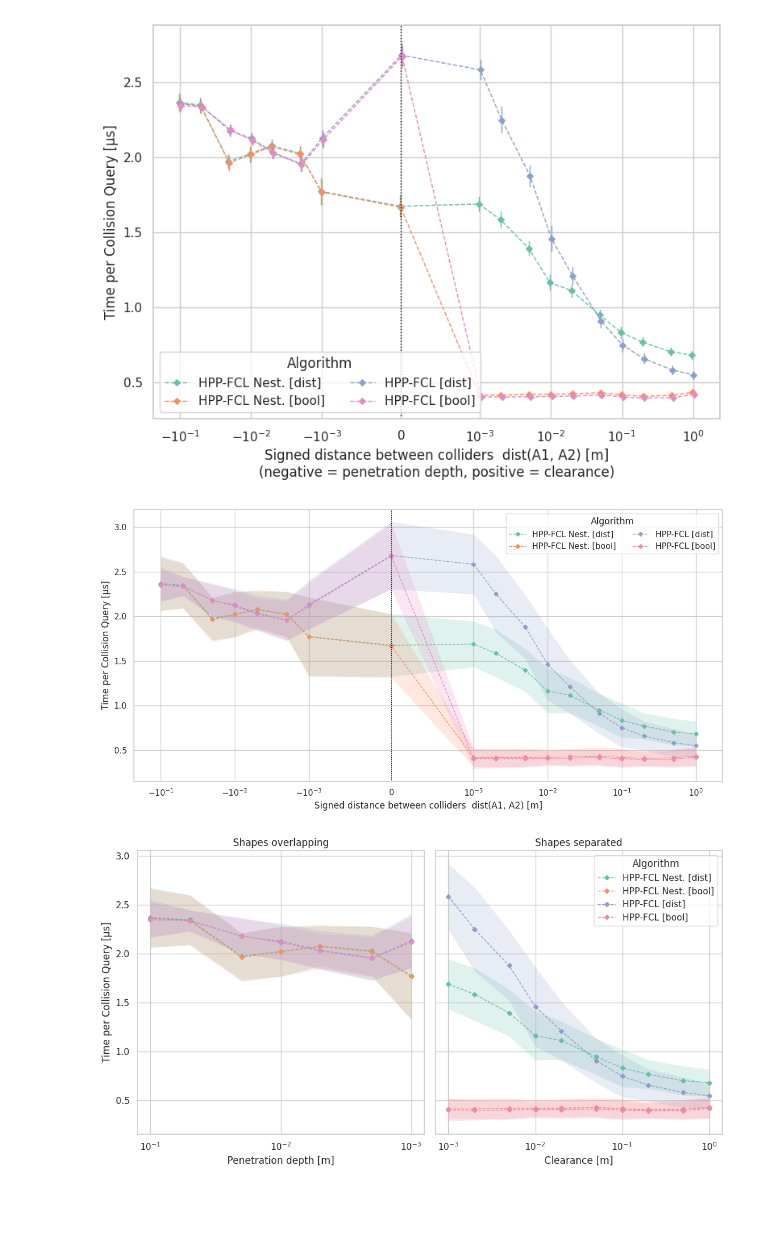
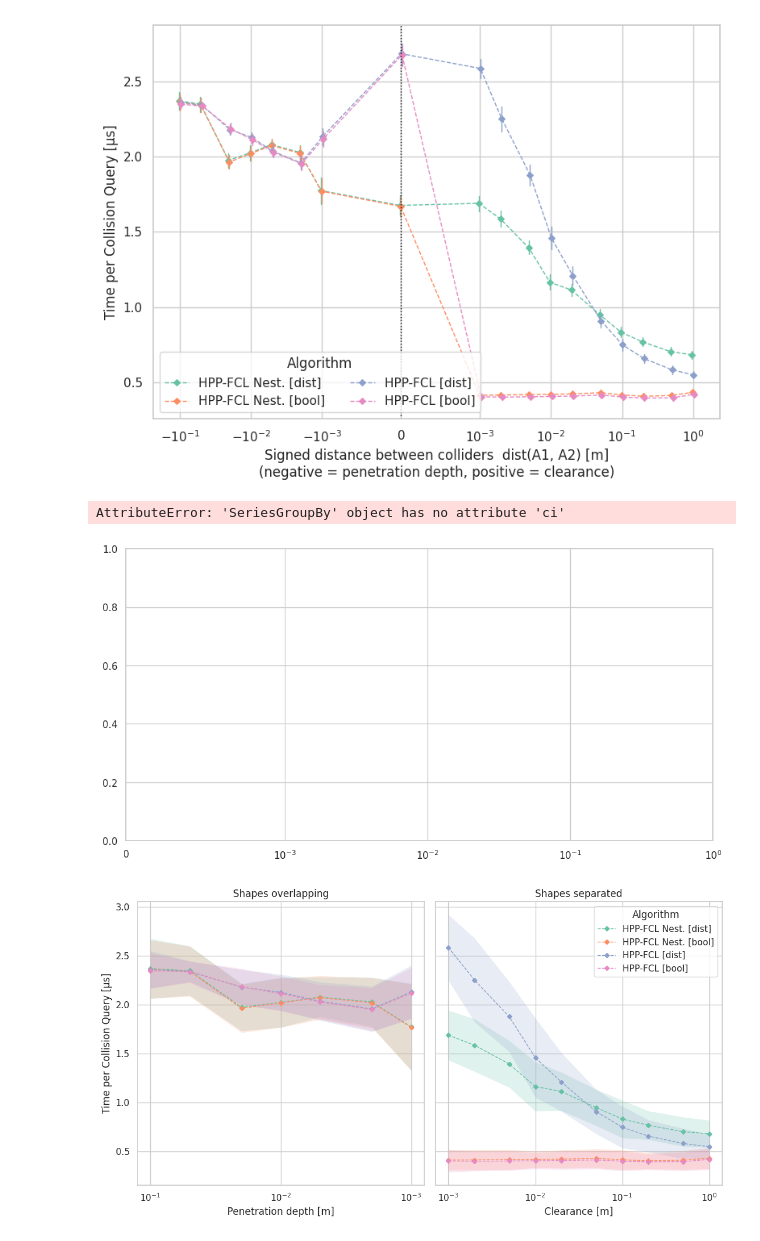
Before and after one commit to ThiloU/collision-comparison, a Jupyter notebook: compare-python/analyze_new/analysis_icospheres_fixed_size_distance_sweep.ipynb, the cells around one changed output. Saved outputs shown, nothing was run; the diff lists cells and outputs as text; code cells hidden in the pictures; blank space fills up the shorter version.

```diff
--- a/compare-python/analyze_new/analysis_icospheres_fixed_size_distance_sweep.ipynb
+++ b/compare-python/analyze_new/analysis_icospheres_fixed_size_distance_sweep.ipynb
@@ -98,37 +95,38 @@ ax.set_xscale('symlog', linthresh=1e-3)
 
 stats_df = (
     df_long.groupby(['PrettyName', 'target_distance'])['Value']
-    .agg(['mean', 'std'])
+    .agg(['mean', 'ci'])
     .reset_index()
 )
 
 for name in pretty_names:
     group = stats_df[stats_df['PrettyName'] == name].sort_values('target_distance')
     color = palette[name]
     ax.plot(
         group['target_distance'], group['mean'],
         marker='D', markersize=4, linestyle='--', linewidth=1,
         color=color, label=name
     )
     ax.fill_between(
-        group['target_distance'], group['mean'] - group['std'], group['mean'] + group['std'],
+        group['target_distance'], group['mean'] - group['ci'], group['mean'] + group['ci'],
         color=color, alpha=0.2, linewidth=0
     )
 
 ax.axvline(0.0, color='black', linewidth=1, linestyle=':')
 ax.grid(True)
 ax.set_xlabel("Signed distance between colliders  dist(A1, A2) [m]")
 ax.set_ylabel(Y_LABEL)
 
 if len(algos_to_compare) > 1:
     ax.legend(title='Algorithm', loc='best', ncol=2)
 else:
     ax.legend().remove()
 
 plt.tight_layout()
 plt.show()
 # %% [output]
+AttributeError: 'SeriesGroupBy' object has no attribute 'ci'
-[figure, old version]
+[figure, new version]
 # %%
 # same plots as above, but split into two halves
 penetrating = df_long[df_long['target_distance'] < 0].copy()
```
Also changed, not shown: parts of 4 cells of this notebook, 2 other files.
